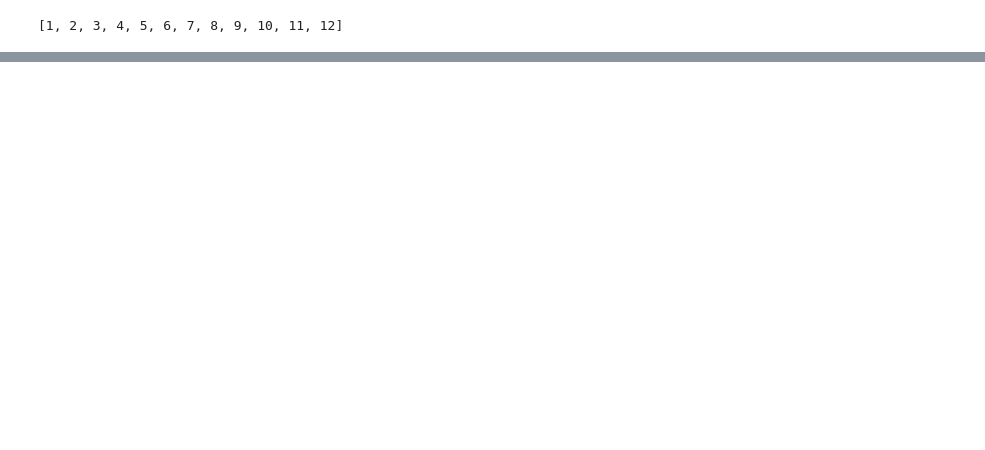
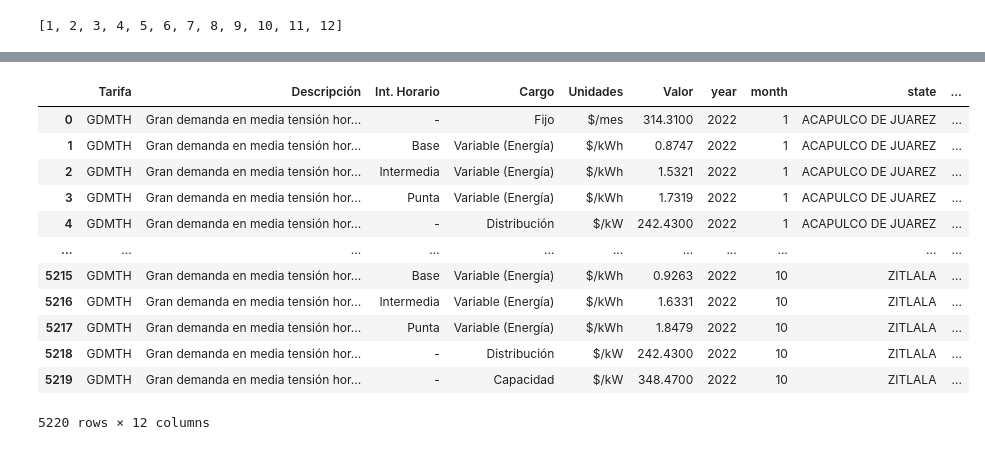
Before and after one commit to Pedri0/CFE_scraping_EDA, a Jupyter notebook: notebooks for testing/scraping_CFE_all.ipynb, the cells around one changed output, grey strips where cells are left out. Saved outputs shown, nothing was run; the diff lists cells and outputs as text; code cells hidden in the pictures; blank space fills up the shorter version.

```diff
--- a/notebooks for testing/scraping_CFE_all.ipynb
+++ b/notebooks for testing/scraping_CFE_all.ipynb
@@ -122,3 +160,0 @@ Backtrace:
-# %%
-for index, month in enumerate(month_options):
-    print(index)
@@ -157,0 +223,17 @@ state_options
+# %%
+scraped_data = pd.concat(dfs, ignore_index=True)
+scraped_data
+# %% [output]
+|  | Tarifa | Descripción | Int. Horario | Cargo | Unidades | Valor | year | month | state | ... |
+| 0 | GDMTH | Gran demanda en media tensión hor... | - | Fijo | $/mes | 314.3100 | 2022 | 1 | ACAPULCO DE JUAREZ | ... |
+| 1 | GDMTH | Gran demanda en media tensión hor... | Base | Variable (Energía) | $/kWh | 0.8747 | 2022 | 1 | ACAPULCO DE JUAREZ | ... |
+| 2 | GDMTH | Gran demanda en media tensión hor... | Intermedia | Variable (Energía) | $/kWh | 1.5321 | 2022 | 1 | ACAPULCO DE JUAREZ | ... |
+| 3 | GDMTH | Gran demanda en media tensión hor... | Punta | Variable (Energía) | $/kWh | 1.7319 | 2022 | 1 | ACAPULCO DE JUAREZ | ... |
+| 4 | GDMTH | Gran demanda en media tensión hor... | - | Distribución | $/kW | 242.4300 | 2022 | 1 | ACAPULCO DE JUAREZ | ... |
+| ... | ... | ... | ... | ... | ... | ... | ... | ... | ... | ... |
+| 5215 | GDMTH | Gran demanda en media tensión hor... | Base | Variable (Energía) | $/kWh | 0.9263 | 2022 | 10 | ZITLALA | ... |
+| 5216 | GDMTH | Gran demanda en media tensión hor... | Intermedia | Variable (Energía) | $/kWh | 1.6331 | 2022 | 10 | ZITLALA | ... |
+| 5217 | GDMTH | Gran demanda en media tensión hor... | Punta | Variable (Energía) | $/kWh | 1.8479 | 2022 | 10 | ZITLALA | ... |
+| 5218 | GDMTH | Gran demanda en media tensión hor... | - | Distribución | $/kW | 242.4300 | 2022 | 10 | ZITLALA | ... |
+| 5219 | GDMTH | Gran demanda en media tensión hor... | - | Capacidad | $/kW | 348.4700 | 2022 | 10 | ZITLALA | ... |
+5220 rows × 12 columns
```
Also changed, not shown: parts of 21 cells of this notebook, 2 other files.
